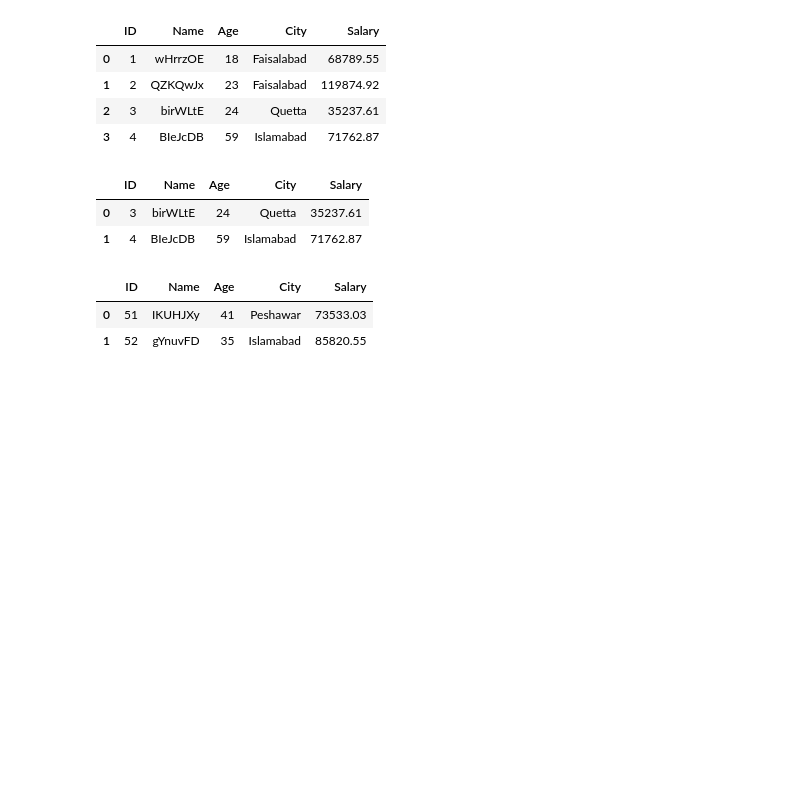
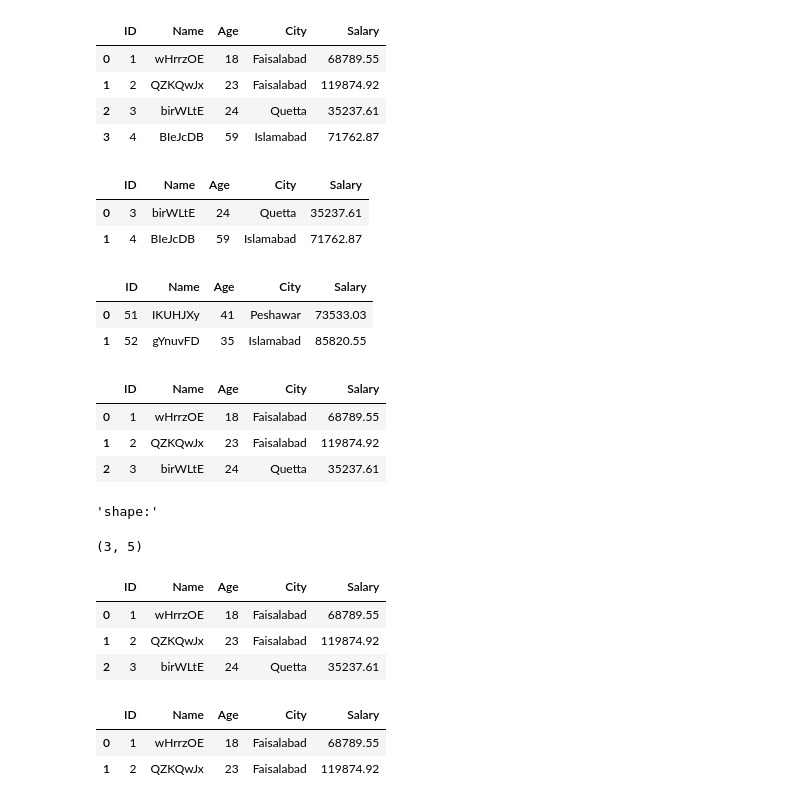
Before and after one commit to sehrishnoreen31/machine-learning, a Jupyter notebook: 02_working_with_csv.ipynb, the cells around one changed output. Saved outputs shown, nothing was run; the diff lists cells and outputs as text; code cells hidden in the pictures; blank space fills up the shorter version.

```diff
--- a/02_working_with_csv.ipynb
+++ b/02_working_with_csv.ipynb
@@ -95,3 +95,35 @@ display(dfk[:2])
 |  | ID | Name | Age | City | Salary |
 | 0 | 51 | IKUHJXy | 41 | Peshawar | 73533.03 |
 | 1 | 52 | gYnuvFD | 35 | Islamabad | 85820.55 |
+# %%
+# nrows, load specified # of rows
+dfn = pd.read_csv('data_samples/sample_data.csv', nrows=3)
+display(dfn)
+display('shape:', dfn.shape)
+# %% [output]
+|  | ID | Name | Age | City | Salary |
+| 0 | 1 | wHrrzOE | 18 | Faisalabad | 68789.55 |
+| 1 | 2 | QZKQwJx | 23 | Faisalabad | 119874.92 |
+| 2 | 3 | birWLtE | 24 | Quetta | 35237.61 |
+'shape:'
+(3, 5)
+# %%
+# encoding
+dfe = pd.read_csv('data_samples/sample_data.csv', encoding='utf-8') # latin-1, ascii, unicode
+display(dfe[:3])
+# %% [output]
+|  | ID | Name | Age | City | Salary |
+| 0 | 1 | wHrrzOE | 18 | Faisalabad | 68789.55 |
+| 1 | 2 | QZKQwJx | 23 | Faisalabad | 119874.92 |
+| 2 | 3 | birWLtE | 24 | Quetta | 35237.61 |
+# %%
+# dfb = pd.read_csv('data_samples/sample_data_bad.csv')
+# # error: Error tokenizing data. C error: Expected 5 fields in line 9, saw 6
+
+# ignore bad lines
+dfb = pd.read_csv('data_samples/sample_data_bad.csv', on_bad_lines='skip')
+display(dfb[:2])
+# %% [output]
+|  | ID | Name | Age | City | Salary |
+| 0 | 1 | wHrrzOE | 18 | Faisalabad | 68789.55 |
+| 1 | 2 | QZKQwJx | 23 | Faisalabad | 119874.92 |
```
Also changed, not shown: parts of 4 cells of this notebook, 3 other files.
